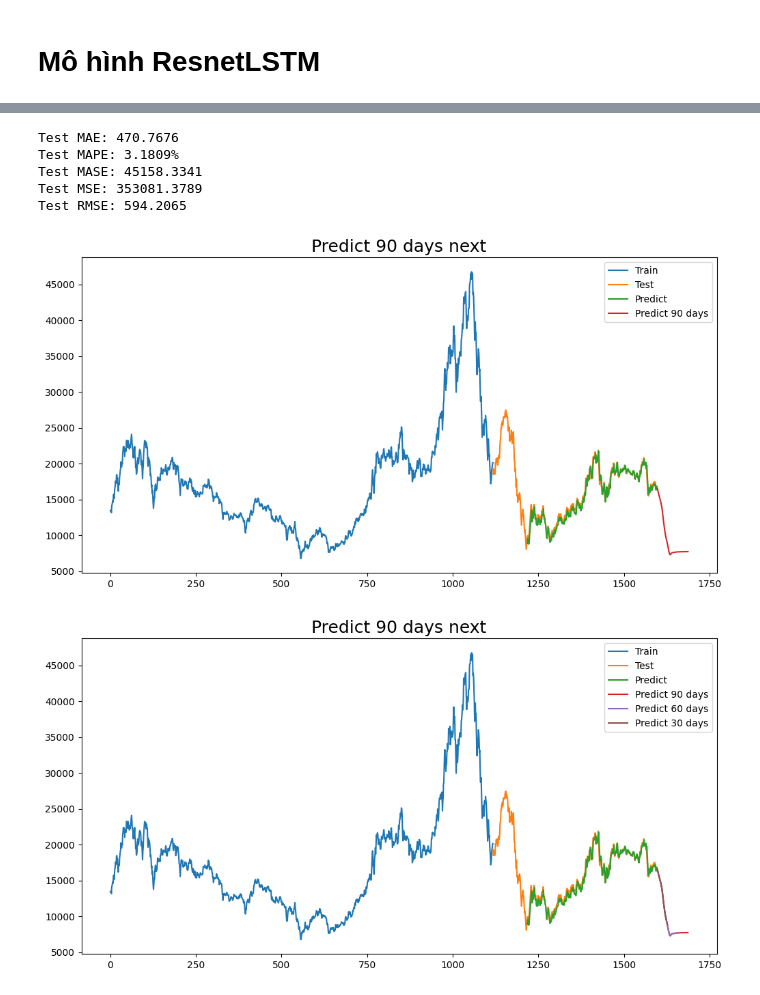
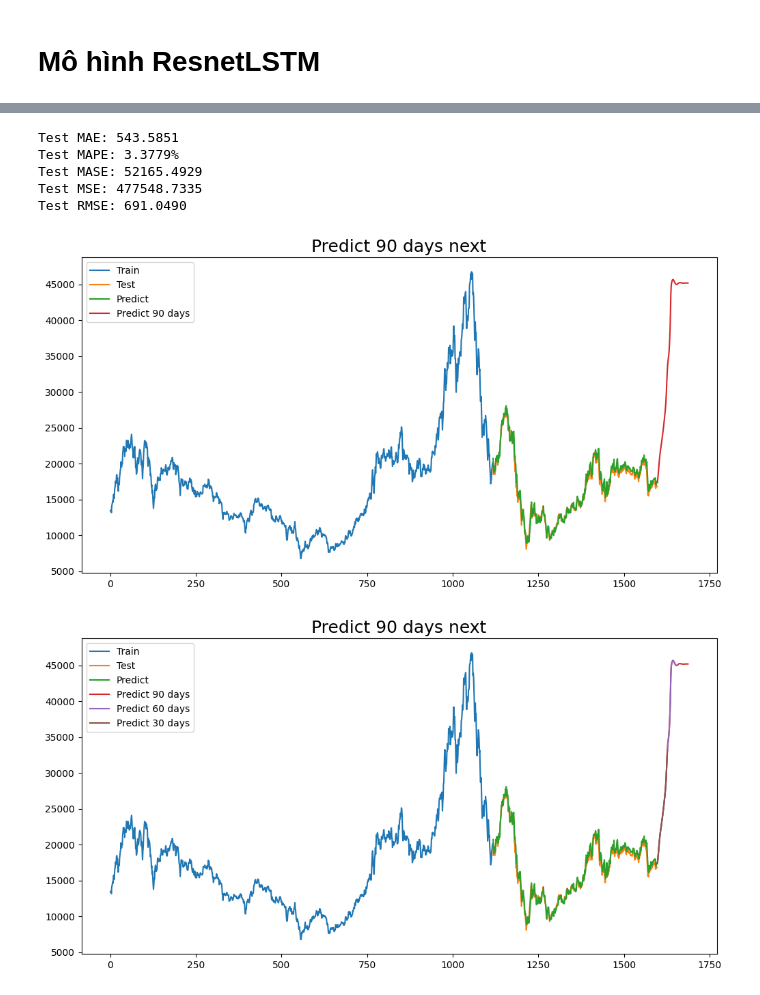
Before and after one commit to duonguwu/IS403_O21_04, a Jupyter notebook: Model/ResNet/Team4_ResNet_DXG_7_3.ipynb, the cells around one changed output, grey strips where cells are left out. Drawn from its saved outputs; the diff is of its cells as text; code cells hidden in the pictures.

```diff
--- a/Model/ResNet/Team4_ResNet_DXG_7_3.ipynb
+++ b/Model/ResNet/Team4_ResNet_DXG_7_3.ipynb
@@ -84,0 +85,10 @@ X_train.shape
+# %%
+# 6. Reshape into X=t,t+1,t+2..t+99 and Y=t+100
+time_step = 100
+
+x, y = create_dataset(df1, time_step)
+
+X_train = x[:train_size-100]
+X_test = x[train_size-100:]
+y_train = y[:train_size-100]
+y_test = y[train_size-100:]
@@ -161,7 +175,7 @@ criterion = nn.MSELoss()
 optimizer = optim.Adam(model.parameters(), lr=0.001)
 # %%
 # Huấn luyện mô hình
-num_epochs = 100
+num_epochs = 120
 for epoch in range(num_epochs):
     model.train()
     for inputs, targets in train_loader:
@@ -564,11 +578,11 @@ print(f'Test MASE: {test_mase:.4f}')
 print(f'Test MSE: {test_mse:.4f}')
 print(f'Test RMSE: {test_rmse:.4f}')
 # %% [output]
-Test MAE: 470.7676
-Test MAPE: 3.1809%
-Test MASE: 45158.3341
-Test MSE: 353081.3789
-Test RMSE: 594.2065
+Test MAE: 543.5851
+Test MAPE: 3.3779%
+Test MASE: 52165.4929
+Test MSE: 477548.7335
+Test RMSE: 691.0490
 # %%
 # Dự báo 90 ngày tiếp theo
 model2.eval()
@@ -649,7 +663,7 @@ plt.plot(train_data_index, scaler.inverse_transform(train_data), label='Train')
 test_data_index = np.arange(train_size, len(df1))
 plt.plot(test_data_index, scaler.inverse_transform(test_data), label='Test')
 
-pred_data_index = np.arange(train_size + time_step, len(df1) - 1)
+pred_data_index = np.arange(train_size + time_step - 100, len(df1) - 1)
 plt.plot(pred_data_index, test_predict, label='Predict')
 
 future_data_index_90 = np.arange(len(df1), len(df1) + 90)
@@ -658,32 +672,32 @@ plt.plot(future_data_index_90, lst_output_90, label='Predict 90 days')
 plt.legend()
 plt.show()
 # %% [output]
-[figure, old version]
+[figure, new version]
 # %%
 # Vẽ đồ thị
 plt.figure(figsize=(12, 6))
 plt.title("Predict 90 days next", fontsize=18)
 
 train_data_index = np.arange(0, train_size)
 plt.plot(train_data_index, scaler.inverse_transform(train_data), label='Train')
 
 test_data_index = np.arange(train_size, len(df1))
 plt.plot(test_data_index, scaler.inverse_transform(test_data), label='Test')
 
-pred_data_index = np.arange(train_size + time_step, len(df1) - 1)
+pred_data_index = np.arange(train_size + time_step - 100, len(df1) - 1)
 plt.plot(pred_data_index, test_predict, label='Predict')
 
 future_data_index_90 = np.arange(len(df1), len(df1) + 90)
 plt.plot(future_data_index_90, lst_output_90, label='Predict 90 days')
 
 future_data_index_60 = np.arange(len(df1), len(df1) + 60)
 plt.plot(future_data_index_60, lst_output_60, label='Predict 60 days')
 
 
 future_data_index30 = np.arange(len(df1), len(df1) + 30)
 plt.plot(future_data_index30, lst_output_30, label='Predict 30 days')
 
 plt.legend()
 plt.show()
 # %% [output]
-[figure, old version]
+[figure, new version]
```
Also changed, not shown: parts of 10 cells of this notebook, 8 other files.
